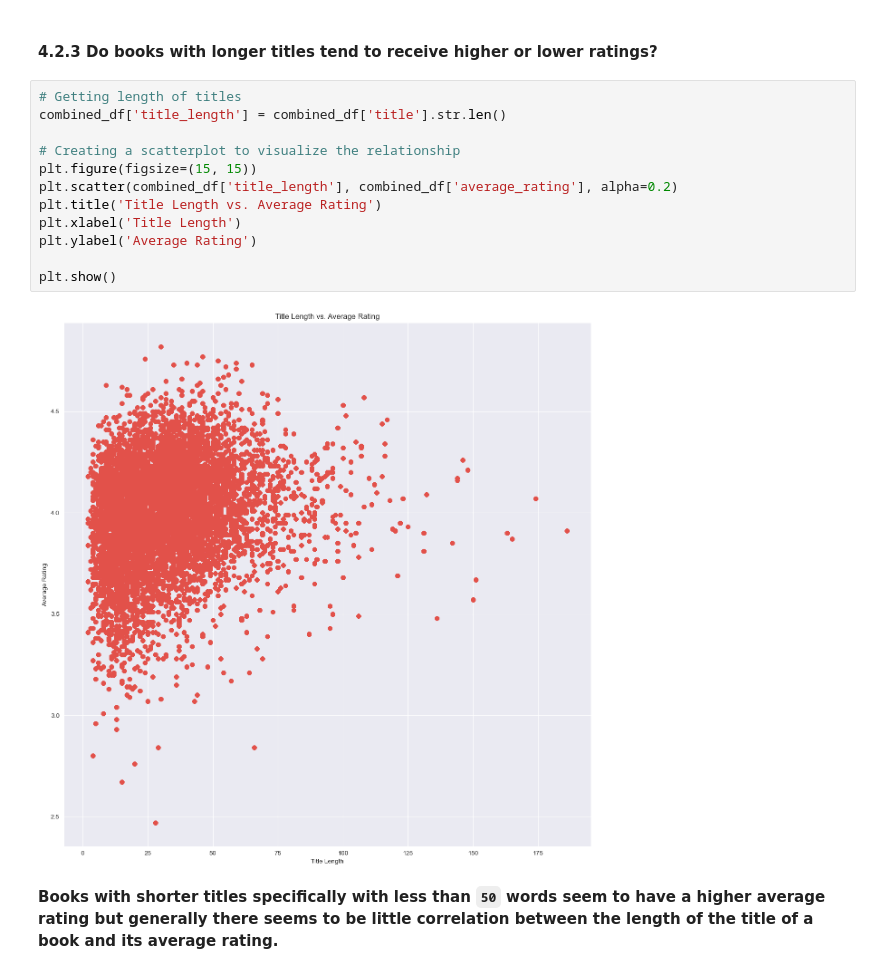
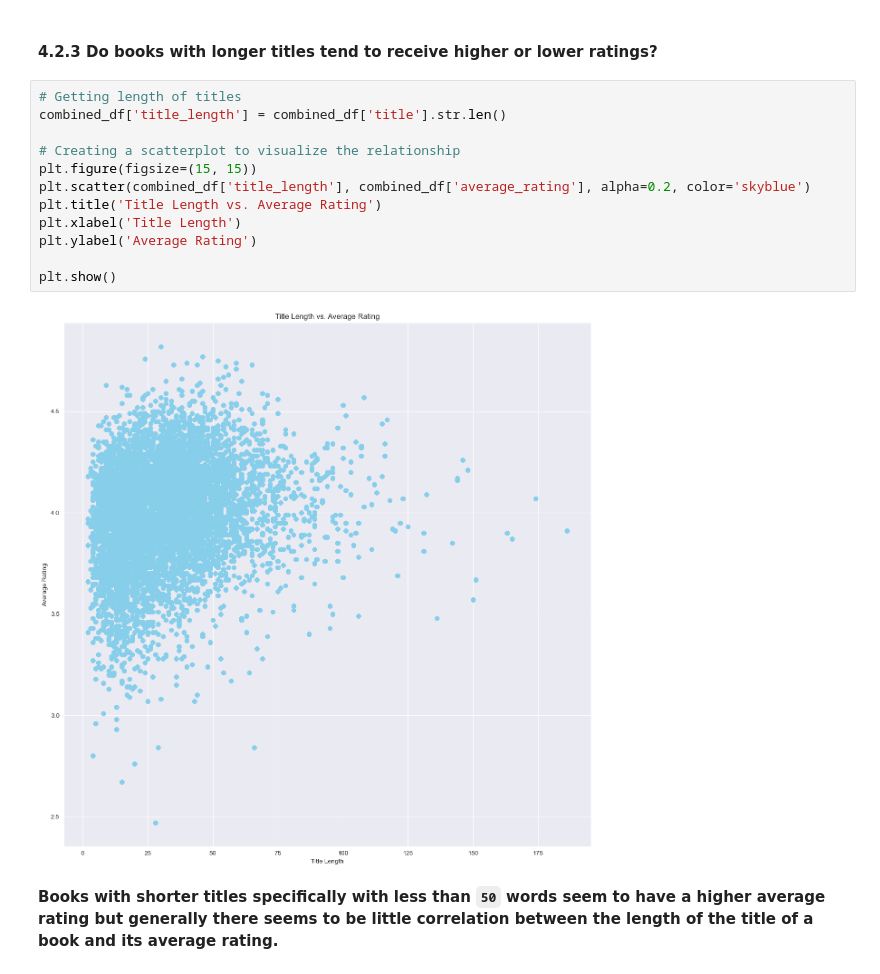
Before and after one commit to DennisWainaina/Book-recommendation-system-project, a Jupyter notebook: index.ipynb, the cells around one changed output. Cells and saved outputs as stored; diff of their text form.

Commit message:
Changed all the colors to skyblue for consistency purposes

```diff
--- a/index.ipynb
+++ b/index.ipynb
@@ -464,17 +453,17 @@ Index(['book_id', 'goodreads_book_id', 'best_book_id', 'work_id',
 # %%
 # Getting length of titles
 combined_df['title_length'] = combined_df['title'].str.len()
 
 # Creating a scatterplot to visualize the relationship
 plt.figure(figsize=(15, 15))
-plt.scatter(combined_df['title_length'], combined_df['average_rating'], alpha=0.2)
+plt.scatter(combined_df['title_length'], combined_df['average_rating'], alpha=0.2, color='skyblue')
 plt.title('Title Length vs. Average Rating')
 plt.xlabel('Title Length')
 plt.ylabel('Average Rating')
 
 plt.show()
 # %% [output]
-[figure, old version]
+[figure, new version]
 # %% [markdown]
 **Books with shorter titles specifically with less than `50` words seem to have a higher average rating but generally there seems to be little correlation between the length of the title of a book and its average rating.**
 # %% [markdown]
```
Also changed, not shown: parts of 2 cells of this notebook.
